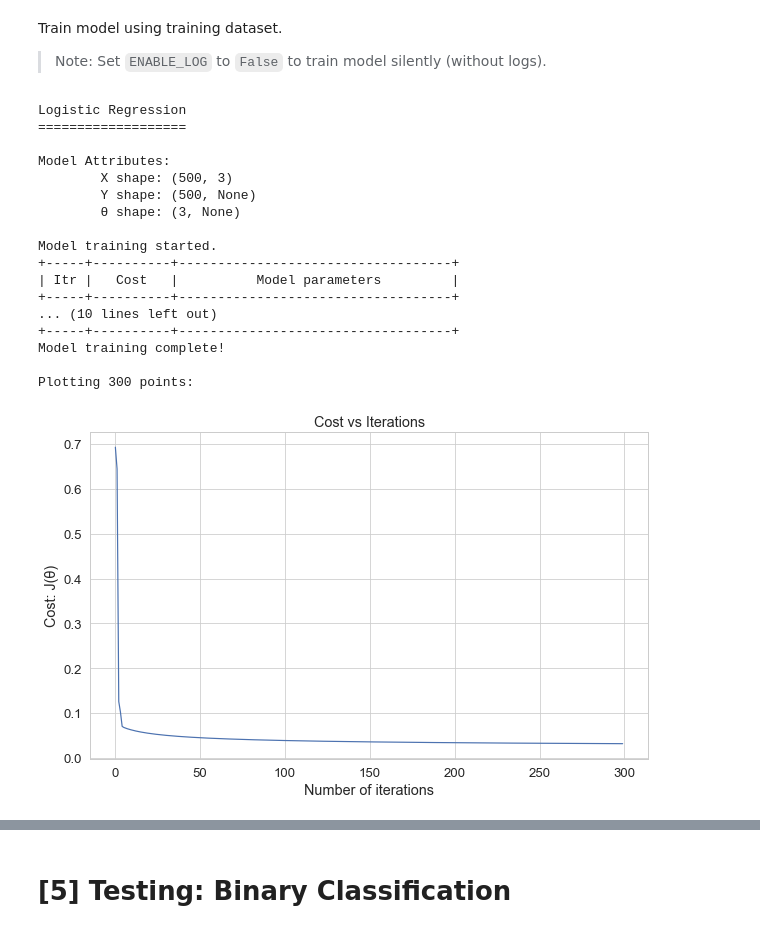
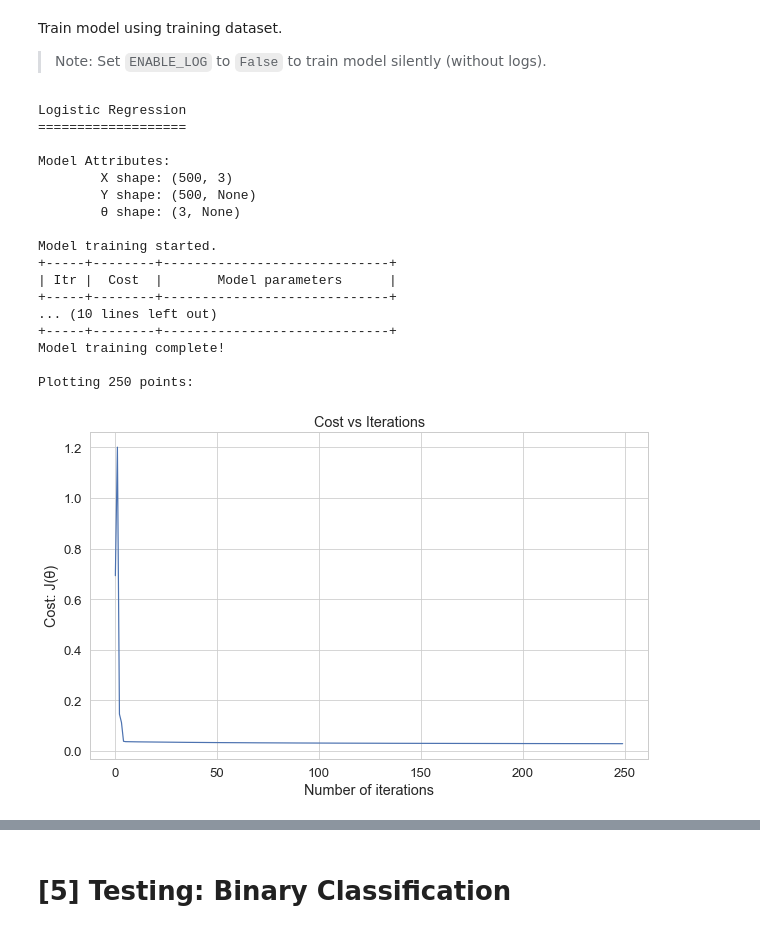
Before and after one commit to DheemanthBhat/ML-Concepts, a Jupyter notebook: 5. Logistic Regression/3. Logistic Regression.ipynb, the cells around one changed output, grey strips where cells are left out. Cells and saved outputs as stored; diff of their text form; code cells hidden in the pictures.

```diff
--- a/5. Logistic Regression/3. Logistic Regression.ipynb
+++ b/5. Logistic Regression/3. Logistic Regression.ipynb
@@ -287,11 +326,12 @@ def plot_cost_vs_itr(points):
 # %%
 def logistic_regression(X, Y, theta=None, scaling=True):
     """
-    Closure to implement multinomial Logistic Regression
+    Function to implement multinomial Logistic Regression
     using Batch Gradient Descent minimization technique.
     """
     LEARNING_RATE = 1
     MAX_ITR = 1000
+    LAMDA = 1  # misspelt to avoid Python keyword `lambda`.
     PRECISION = 6
     ITR = 100
 
@@ -312,7 +352,7 @@ def logistic_regression(X, Y, theta=None, scaling=True):
 
     def preprocess(features):
         """
-        Function to preprocess input variables:
+        Closure to preprocess input variables:
             1. Feature scaling.
             2. Adding dummy feature theta-zero.
         """
@@ -336,11 +376,18 @@ def logistic_regression(X, Y, theta=None, scaling=True):
     if not theta:
         theta = np.zeros(n)
 
-    def fit(alpha=LEARNING_RATE, max_itr=MAX_ITR, nth=ITR, plot_cost=False):
+    def fit(alpha=LEARNING_RATE, max_itr=MAX_ITR, lamda=LAMDA, nth=ITR, plot_cost=False, precision=PRECISION):
         """
         Fit model parameters(θ) to the dataset i.e., train model using Logistic Regression.
         """
         nonlocal theta
+
+        # Add lambda 0 for dummy feature X0.
+        lamdas = [0]
+        # Use the provided lambda value for remaining features.
+        lamdas[1:] = [lamda] * (n - 1)
+        lamdas = np.array(lamdas)
+        RC = lamdas / (2 * m)  # Regularization constant.
 
         title("Logistic Regression")
         text("Model Attributes:")
@@ -350,33 +397,37 @@ def logistic_regression(X, Y, theta=None, scaling=True):
 
         def h(X):
             """
-            Function to compute hypothesis using matrix multiplication technique.
+            Closure to compute hypothesis using matrix multiplication technique.
             This hypothesis is a Sigmoid function.
             """
             Z = np.matmul(theta, X.transpose())
             return 1 / (1 + np.exp(-Z))
 
-        def cost():
+        def get_cost():
             """
-            Function to compute cost of the prediction using hypothesis.
+            Closure to compute cost of the prediction using hypothesis.
             """
             p_y = h(X).reshape((1, m))  # Predicted Y values.
             p_cls = np.matmul(np.log(p_y), Y)  # Cost w.r.t Positive class.
             n_cls = np.matmul(np.log(1 - p_y), (1 - Y))  # Cost w.r.t Negative class.
-            cost = (-1 / m) * (p_cls + n_cls)
+            reg_val = np.sum(RC * theta**2)  # Regularization: Penalizing thetas.
 
-            return np.round(cost, PRECISION).item()
+            # Compute cost.
+            cost = ((-p_cls - n_cls) / m) + reg_val  # Add regularization term to cost.
+
+            return round(cost.item(), precision)
 
         def gradient_descent(alpha=LEARNING_RATE):
             """
-            Function to compute derivative of Squared Error cost function for
+            Closure to compute derivative of Squared Error cost function for
             Gradient Descent algorithm using matrix multiplication technique.
             """
             error = h(X) - Y
-            slope = (alpha / m) * np.matmul(X.transpose(), error)
+            p_theta = lamdas * theta  # Regularization: Penalizing thetas.
+            slope = (alpha / m) * (np.matmul(X.transpose(), error) + p_theta)
 
             # Round off and return updated Theta.
-            return np.around(theta - slope, PRECISION)
+            return np.around(theta - slope, precision)
 
         text("\nModel training started.")
         table = PrettyTable(["Itr", "Cost", "Model parameters"])
@@ -384,7 +435,7 @@ def logistic_regression(X, Y, theta=None, scaling=True):
 
         costs = []
         for itr in range(0, max_itr):
-            j_theta = cost()
+            j_theta = get_cost()
             theta = gradient_descent(alpha)
             stack(j_theta, theta.tolist())
 
@@ -399,7 +450,7 @@ def logistic_regression(X, Y, theta=None, scaling=True):
 
         def predict(features):
             """
-            Function to predict target value for the given features.
+            Closure to predict target value for the given features.
             """
             # Preprocessing features before predicting target.
             pp_f = preprocess(np.array(features, ndmin=2))
@@ -430,31 +483,30 @@ Train model using training dataset.
 
 > Note: Set `ENABLE_LOG` to `False` to train model silently (without logs).
 # %%
-ENABLE_LOG = True
-
 # Fit Logistic Regression model.
-predict = fit(alpha=22, max_itr=300, nth=30, plot_cost=True)
+predict = fit(alpha=45, max_itr=250, lamda=0.00001, nth=25, plot_cost=True, precision=4)
 # %% [output]
 Logistic Regression
 ===================
 
 Model Attributes:
         X shape: (500, 3)
         Y shape: (500, None)
         θ shape: (3, None)
 
 Model training started.
-+-----+----------+-----------------------------------+
-| Itr |   Cost   |          Model parameters         |
-+-----+----------+-----------------------------------+
++-----+--------+-----------------------------+
+| Itr |  Cost  |       Model parameters      |
++-----+--------+-----------------------------+
 ... (10 lines left out)
-+-----+----------+-----------------------------------+
++-----+--------+-----------------------------+
 Model training complete!
 
-Plotting 300 points:
+Plotting 250 points:
-[figure, old version]
+[figure, new version]
 [interactive output not drawn]
 # %% [markdown]
+<a id="[5]-Testing-Model"></a>
 # [5] Testing: Binary Classification
 # %%
 x = [250, 150]
```
Also changed, not shown: parts of 10 cells of this notebook, 2 other files.
